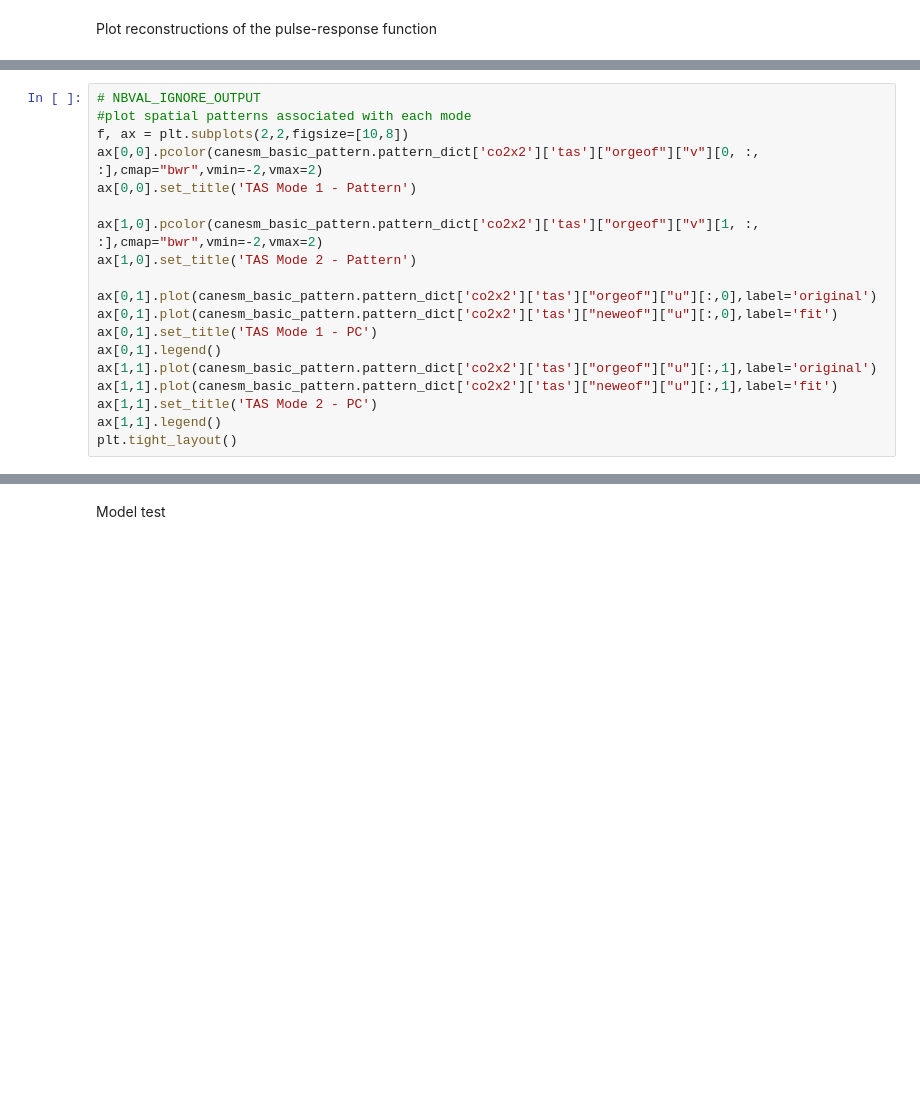
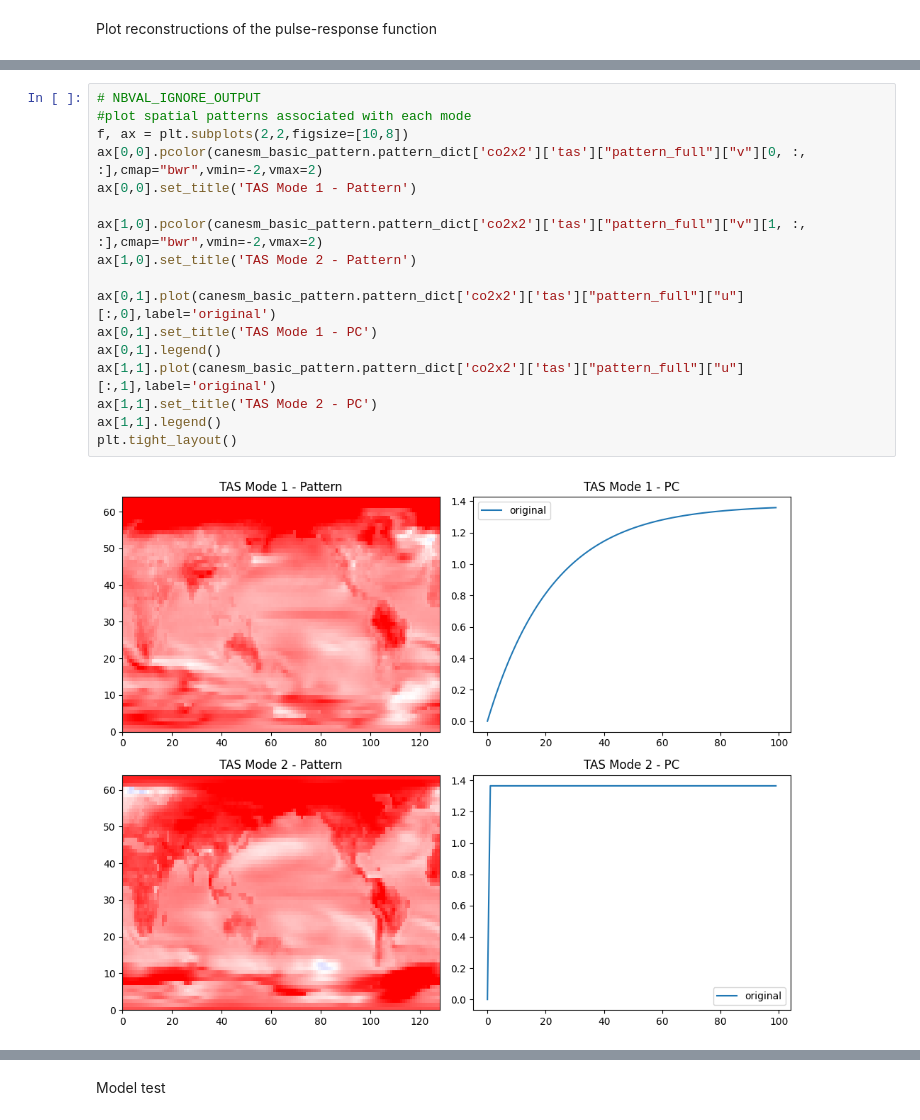
Before and after one commit to benmsanderson/METEOR, a Jupyter notebook: notebooks/METEOR_single_model_pattern_example.ipynb, the cells around one changed output, grey strips where cells are left out. Saved outputs shown, nothing was run; the diff lists cells and outputs as text; blank space fills up the shorter version.

Commit message:
Decluttering prpatt and pattern_dict

```diff
--- a/notebooks/METEOR_single_model_pattern_example.ipynb
+++ b/notebooks/METEOR_single_model_pattern_example.ipynb
@@ -71,22 +71,22 @@ SyntaxError: invalid syntax (1869968372.py, line 4)
 # %%
 # NBVAL_IGNORE_OUTPUT
 #plot spatial patterns associated with each mode
 f, ax = plt.subplots(2,2,figsize=[10,8])
-ax[0,0].pcolor(canesm_basic_pattern.pattern_dict['co2x2']['tas']["orgeof"]["v"][0, :, :],cmap="bwr",vmin=-2,vmax=2)
+ax[0,0].pcolor(canesm_basic_pattern.pattern_dict['co2x2']['tas']["pattern_full"]["v"][0, :, :],cmap="bwr",vmin=-2,vmax=2)
 ax[0,0].set_title('TAS Mode 1 - Pattern')
 
-ax[1,0].pcolor(canesm_basic_pattern.pattern_dict['co2x2']['tas']["orgeof"]["v"][1, :, :],cmap="bwr",vmin=-2,vmax=2)
+ax[1,0].pcolor(canesm_basic_pattern.pattern_dict['co2x2']['tas']["pattern_full"]["v"][1, :, :],cmap="bwr",vmin=-2,vmax=2)
 ax[1,0].set_title('TAS Mode 2 - Pattern')
 
-ax[0,1].plot(canesm_basic_pattern.pattern_dict['co2x2']['tas']["orgeof"]["u"][:,0],label='original')
-ax[0,1].plot(canesm_basic_pattern.pattern_dict['co2x2']['tas']["neweof"]["u"][:,0],label='fit')
+ax[0,1].plot(canesm_basic_pattern.pattern_dict['co2x2']['tas']["pattern_full"]["u"][:,0],label='original')
 ax[0,1].set_title('TAS Mode 1 - PC')
 ax[0,1].legend()
-ax[1,1].plot(canesm_basic_pattern.pattern_dict['co2x2']['tas']["orgeof"]["u"][:,1],label='original')
-ax[1,1].plot(canesm_basic_pattern.pattern_dict['co2x2']['tas']["neweof"]["u"][:,1],label='fit')
+ax[1,1].plot(canesm_basic_pattern.pattern_dict['co2x2']['tas']["pattern_full"]["u"][:,1],label='original')
 ax[1,1].set_title('TAS Mode 2 - PC')
 ax[1,1].legend()
 plt.tight_layout()
+# %% [output]
+[figure, added]
 # %%
 # NBVAL_IGNORE_OUTPUT
 #plot spatial patterns associated with each mode
```
Also changed, not shown: parts of 3 cells of this notebook, 3 other files.
